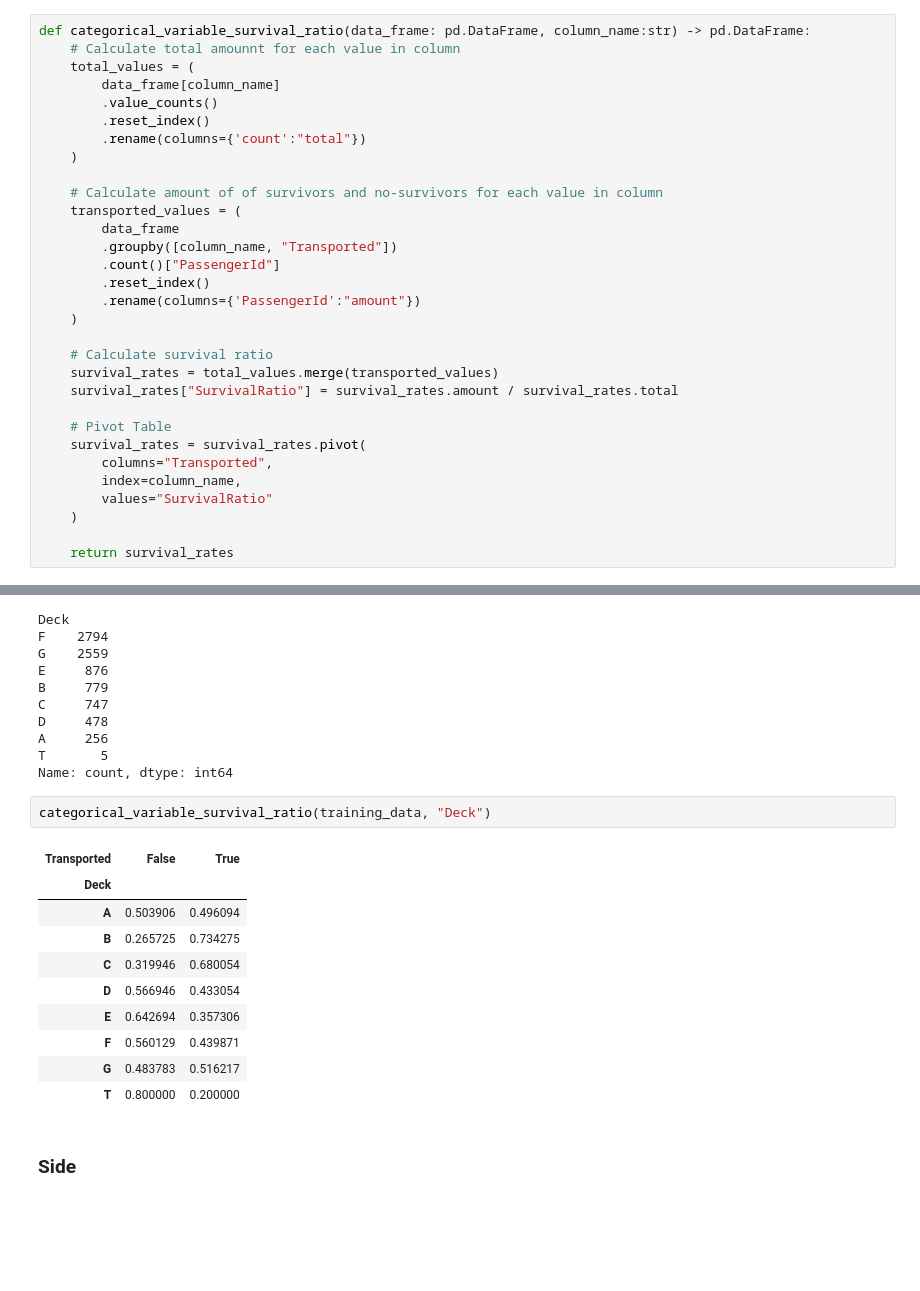
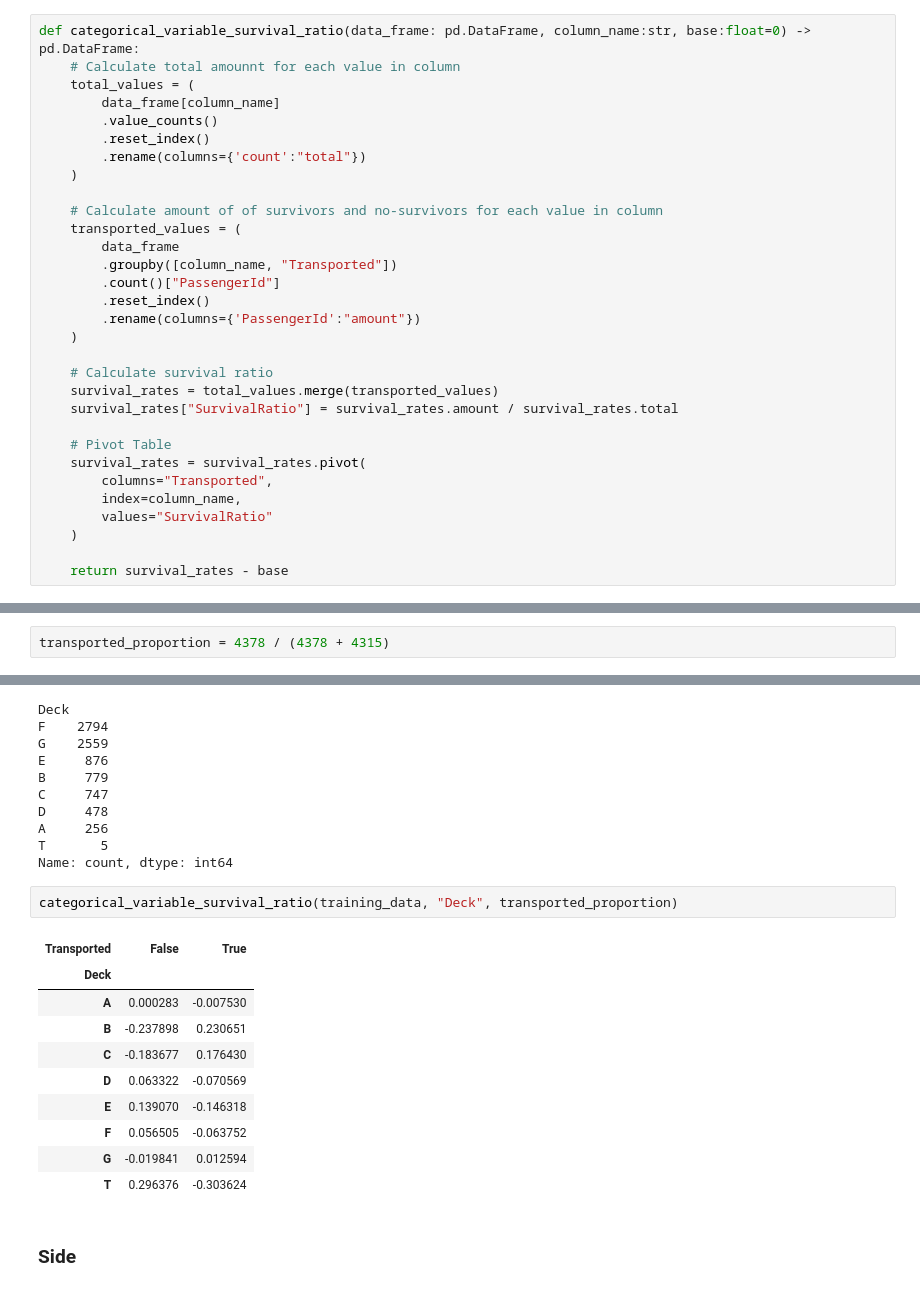
Before and after one commit to kaanan99/Spaceship-Titanic, a Jupyter notebook: space_titanic.ipynb, the cells around one changed output, grey strips where cells are left out. Cells and saved outputs as stored; diff of their text form; blank space fills up the shorter version.

```diff
--- a/space_titanic.ipynb
+++ b/space_titanic.ipynb
@@ -58,7 +58,7 @@ for col_name in numerical_variables:
 # %% [markdown]
 ## Categorical Variables
 # %%
-def categorical_variable_survival_ratio(data_frame: pd.DataFrame, column_name:str) -> pd.DataFrame:
+def categorical_variable_survival_ratio(data_frame: pd.DataFrame, column_name:str, base:float=0) -> pd.DataFrame:
     # Calculate total amounnt for each value in column
     total_values = (
         data_frame[column_name]
@@ -87,6 +87,8 @@ def categorical_variable_survival_ratio(data_frame: pd.DataFrame, column_name:st
         values="SurvivalRatio"
     )
 
-    return survival_rates
+    return survival_rates - base
 # %% [markdown]
 ### Home Planet
+# %%
+transported_proportion = 4378 / (4378 + 4315)
@@ -172,17 +202,17 @@ A     256
 T       5
 Name: count, dtype: int64
 # %%
-categorical_variable_survival_ratio(training_data, "Deck")
+categorical_variable_survival_ratio(training_data, "Deck", transported_proportion)
 # %% [output]
 | Transported | False | True |
 | Deck |  |  |
-| A | 0.503906 | 0.496094 |
-| B | 0.265725 | 0.734275 |
-| C | 0.319946 | 0.680054 |
-| D | 0.566946 | 0.433054 |
-| E | 0.642694 | 0.357306 |
-| F | 0.560129 | 0.439871 |
-| G | 0.483783 | 0.516217 |
-| T | 0.800000 | 0.200000 |
+| A | 0.000283 | -0.007530 |
+| B | -0.237898 | 0.230651 |
+| C | -0.183677 | 0.176430 |
+| D | 0.063322 | -0.070569 |
+| E | 0.139070 | -0.146318 |
+| F | 0.056505 | -0.063752 |
+| G | -0.019841 | 0.012594 |
+| T | 0.296376 | -0.303624 |
 # %% [markdown]
 ### Side
```
Also changed, not shown: parts of 28 cells of this notebook.
